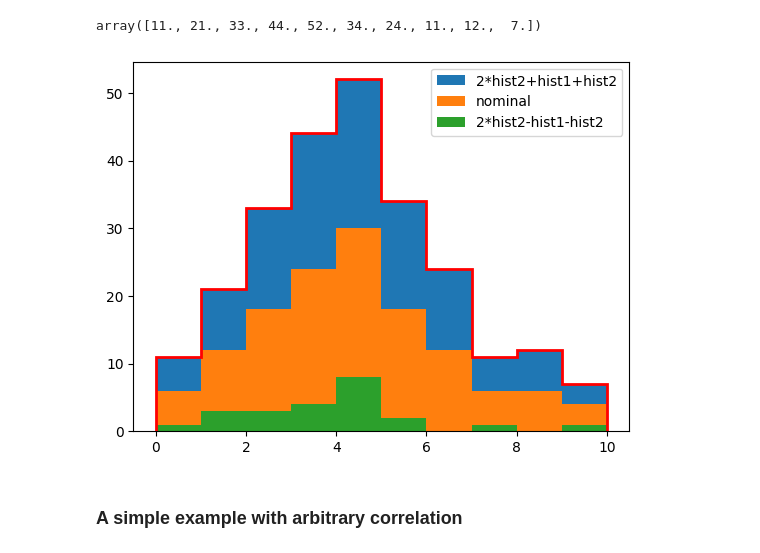
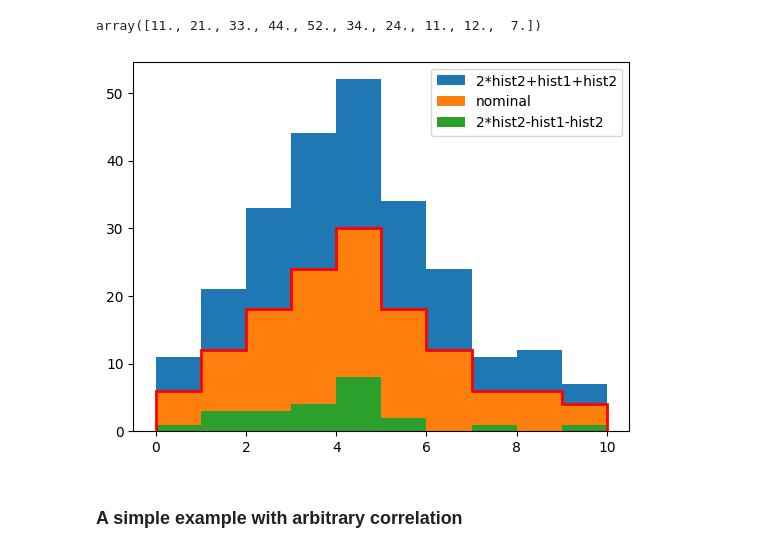
Before and after one commit to lorenzennio/pyhfcorr, a Jupyter notebook: examples.ipynb, the cells around one changed output. Saved outputs shown, nothing was run; the diff lists cells and outputs as text; code cells hidden in the pictures.

```diff
--- a/examples.ipynb
+++ b/examples.ipynb
@@ -159,19 +159,19 @@ array([11., 21., 33., 44., 52., 34., 24., 11., 12.,  7.])
 # %%
 plt.stairs(2*hist2+hist1+hist2, bins, fill = True, label = "2*hist2+hist1+hist2")
 plt.stairs(2*hist2, bins, fill=True, label = "nominal")
 plt.stairs(2*hist2-hist1-hist2, bins, fill=True, label = "2*hist2-hist1-hist2")
 
 initial_parameters = new_model.config.suggested_init()
 
 # we can set corr[0] to (-1, 0, +1) to check the agreement with the expectation
-initial_parameters[0] = 1.
+initial_parameters[new_model.config.par_slice('corr[0]').start] = 0.
 
 plt.stairs(new_model.expected_data(initial_parameters, include_auxdata=False), bins, linewidth=2, color='r')
 
 plt.legend()
 plt.show()
 # %% [output]
-[figure, old version]
+[figure, new version]
 # %% [markdown]
 ### A simple example with arbitrary correlation
 # %%
```
Also changed, not shown: parts of 3 cells of this notebook.
